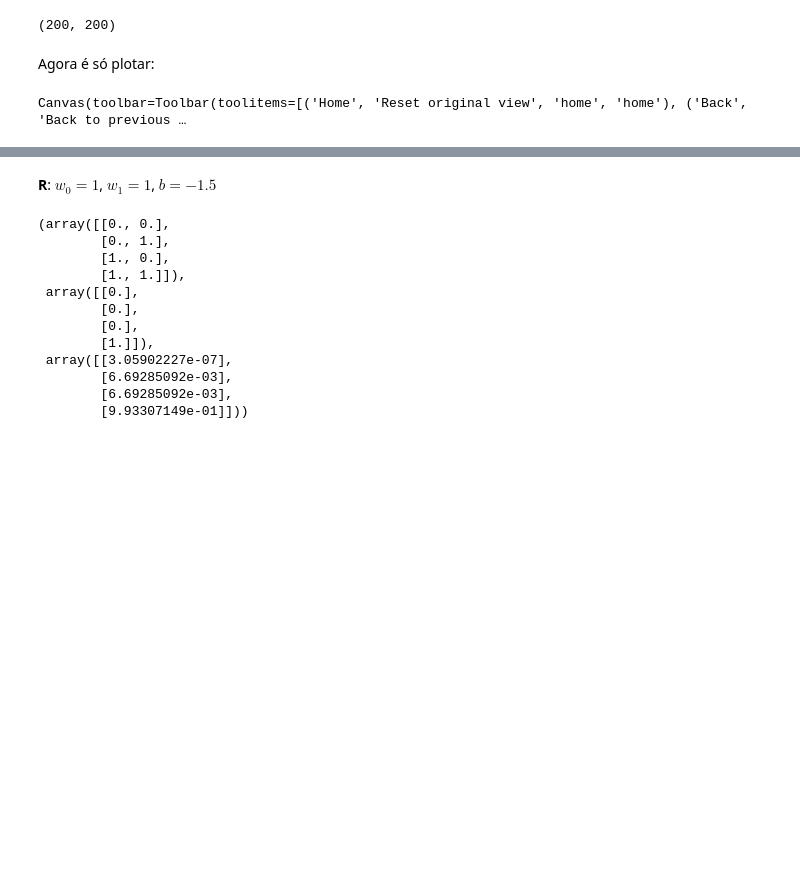
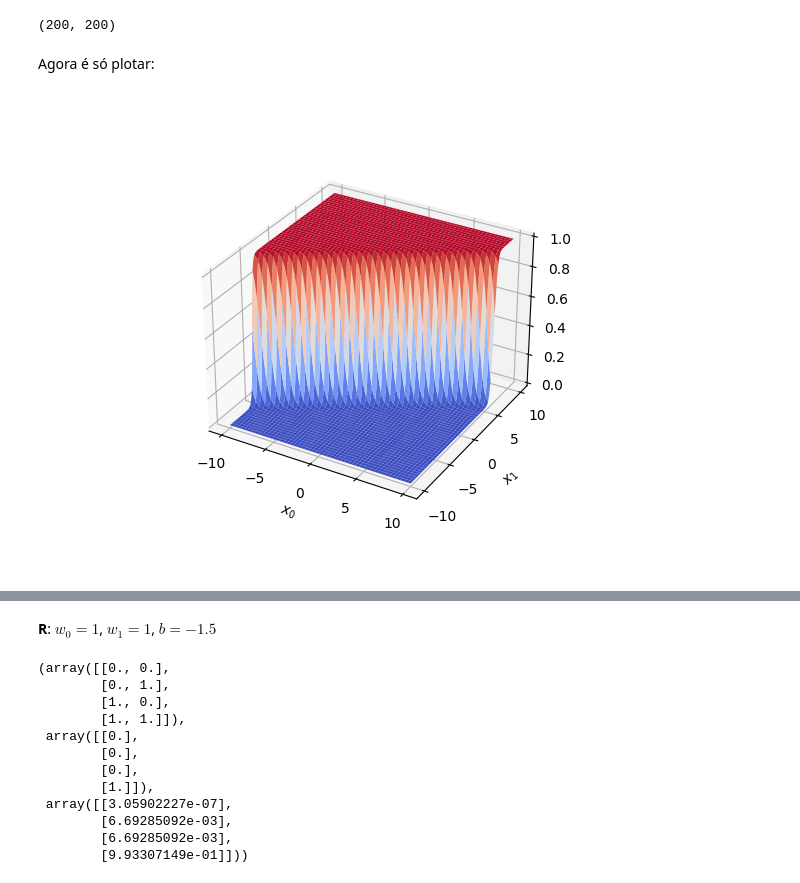
Before and after one commit to MekhyW/handson-ml3, a Jupyter notebook: Aulas Ayres/Neural networks 1/aula_17.ipynb, the cells around one changed output, grey strips where cells are left out. Saved outputs shown, nothing was run; the diff lists cells and outputs as text; code cells hidden in the pictures; blank space fills up the shorter version.

```diff
--- a/Aulas Ayres/Neural networks 1/aula_17.ipynb
+++ b/Aulas Ayres/Neural networks 1/aula_17.ipynb
@@ -168,15 +168,15 @@ Agora é só plotar:
 # %%
 from matplotlib import cm
 from mpl_toolkits.mplot3d import Axes3D
 
 fig = plt.figure()
-ax = fig.gca(projection="3d")
+ax = fig.add_subplot(projection="3d")
 ax.plot_surface(Xs, Ys, Zs, cmap=cm.coolwarm)
 plt.xlabel("$x_0$")
 plt.ylabel("$x_1$")
 plt.show()
 # %% [output]
-Canvas(toolbar=Toolbar(toolitems=[('Home', 'Reset original view', 'home', 'home'), ('Back', 'Back to previous …
+[figure, added]
 # %% [markdown]
 Podemos visualizar a estrutura que criamos aqui com o diagrama a seguir:
 
```
Also changed, not shown: parts of 18 cells of this notebook, 24 other files.
